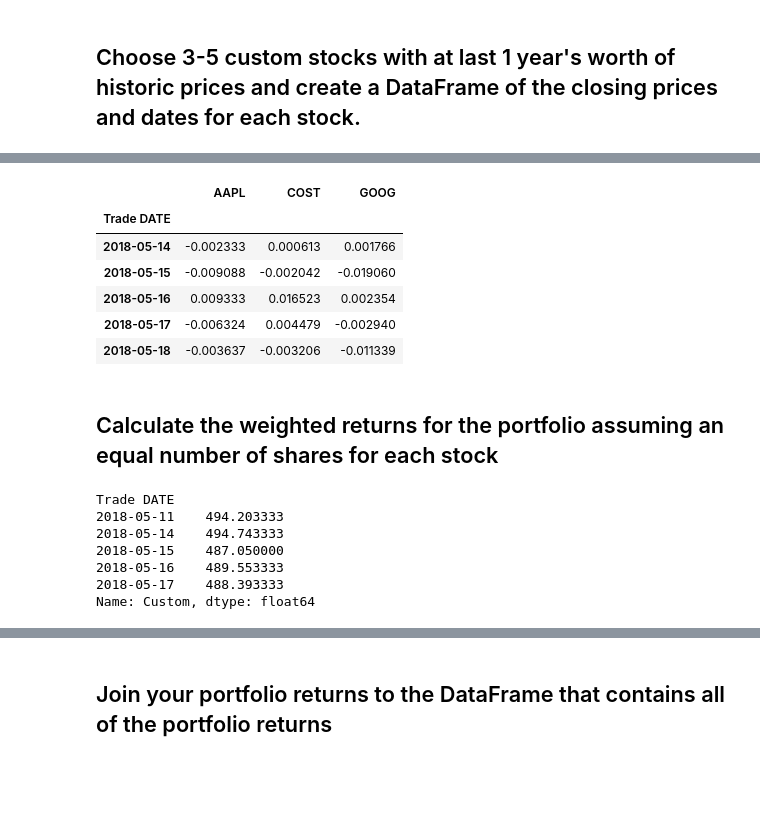
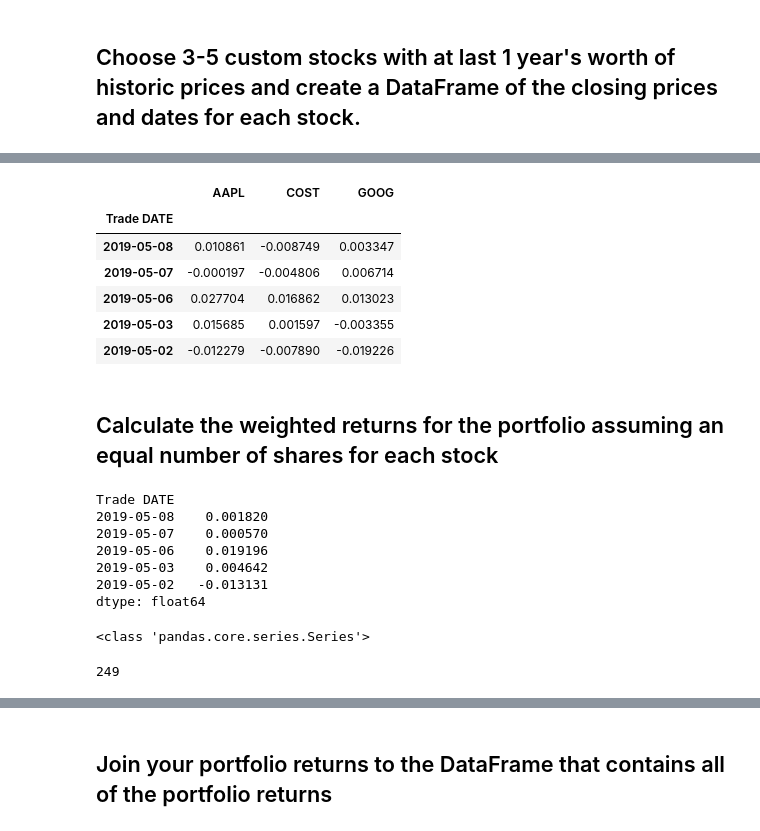
Before and after one commit to dxmolnar/Portfolio_Analysis, a Jupyter notebook: whale_analysis.ipynb, the cells around one changed output, grey strips where cells are left out. Drawn from its saved outputs; the diff is of its cells as text; code cells hidden in the pictures; blank space fills up the shorter version.

Commit message:
added file with custom analysis code

```diff
--- a/whale_analysis.ipynb
+++ b/whale_analysis.ipynb
@@ -419,7 +454,6 @@ cost_history_df.head()
 # %%
 # Reading data from 3rd stock
-goog_history_csv = Path("goog_historical.csv")
+goog_history_csv = Path("Resources/goog_historical.csv")
 goog_history_df = pd.read_csv(goog_history_csv, index_col = "Trade DATE", parse_dates = True, infer_datetime_format = True)
-goog_history_df = goog_history_df.drop(columns = ["Symbol"])
 goog_history_df.head()
 # %% [output]
@@ -433,5 +467,6 @@ goog_history_df.head()
 # %%
 # Combine all stocks in a single DataFrame
-combined_df = pd.concat([aapl_history_df, cost_history_df, goog_history_df], axis = "columns", join = "inner")
+combined_df = pd.concat([aapl_history_df, cost_history_df, goog_history_df], axis = 1)
+
 combined_df.head()
 # %% [output]
@@ -445,9 +480,15 @@ combined_df.head()
 # %%
 # Reset Date index
-combined_df.sort_index(inplace = True)
+combined_df.reset_index(inplace = True)
 # %%
 # Reorganize portfolio data by having a column per symbol
+# Renaming column
+combined_df.columns = ["Trade DATE", "AAPL Symbol", "AAPL NOCP", "COST Symbol", "COST NOCP", "GOOG Symbol", "GOOG NOCP"]
+# removing all but Trade DATE and NOCP columns
+combined_df = combined_df [["Trade DATE", "AAPL NOCP", "COST NOCP", "GOOG NOCP"]]
+combined_df = combined_df.set_index("Trade DATE")
 combined_df.columns = ["AAPL", "COST", "GOOG"]
+
 combined_df.head()
 # %% [output]
 |  | AAPL | COST | GOOG |
@@ -460,20 +501,20 @@ combined_df.head()
 # %%
 # Calculate daily returns
-combined_returns = combined_df.pct_change()
+custom_combined_returns = combined_df.pct_change()
 
 # Drop NAs
-combined_returns.dropna(inplace = True)
+custom_combined_returns.dropna(inplace = True)
 
 # Display sample data
-combined_returns.head()
+custom_combined_returns.head()
 # %% [output]
 |  | AAPL | COST | GOOG |
 | Trade DATE |  |  |  |
-| 2018-05-14 | -0.002333 | 0.000613 | 0.001766 |
-| 2018-05-15 | -0.009088 | -0.002042 | -0.019060 |
-| 2018-05-16 | 0.009333 | 0.016523 | 0.002354 |
-| 2018-05-17 | -0.006324 | 0.004479 | -0.002940 |
-| 2018-05-18 | -0.003637 | -0.003206 | -0.011339 |
+| 2019-05-08 | 0.010861 | -0.008749 | 0.003347 |
+| 2019-05-07 | -0.000197 | -0.004806 | 0.006714 |
+| 2019-05-06 | 0.027704 | 0.016862 | 0.013023 |
+| 2019-05-03 | 0.015685 | 0.001597 | -0.003355 |
+| 2019-05-02 | -0.012279 | -0.007890 | -0.019226 |
 # %% [markdown]
 ## Calculate the weighted returns for the portfolio assuming an equal number of shares for each stock
 # %%
@@ -481,16 +522,24 @@ combined_returns.head()
 weights = [1/3, 1/3, 1/3]
 
 # Calculate portfolio return
-combined_df_weighted_return = combined_df.dot(weights)
-combined_df_weighted_return = combined_df_weighted_return.rename("Custom")
+custom_weighted_return = custom_combined_returns.dot(weights)
 
 # Display sample data
-combined_df_weighted_return.head()
+custom_weighted_return.head()
 # %% [output]
 Trade DATE
-2018-05-11    494.203333
-2018-05-14    494.743333
-2018-05-15    487.050000
-2018-05-16    489.553333
-2018-05-17    488.393333
-Name: Custom, dtype: float64
+2019-05-08    0.001820
+2019-05-07    0.000570
+2019-05-06    0.019196
+2019-05-03    0.004642
+2019-05-02   -0.013131
+dtype: float64
+# %%
+print(type(custom_weighted_return))
+# %% [output]
+<class 'pandas.core.series.Series'>
+# %%
+number_of_elements = len(custom_weighted_return)
+print(number_of_elements)
+# %% [output]
+249
```
Also changed, not shown: parts of 44 cells of this notebook.
